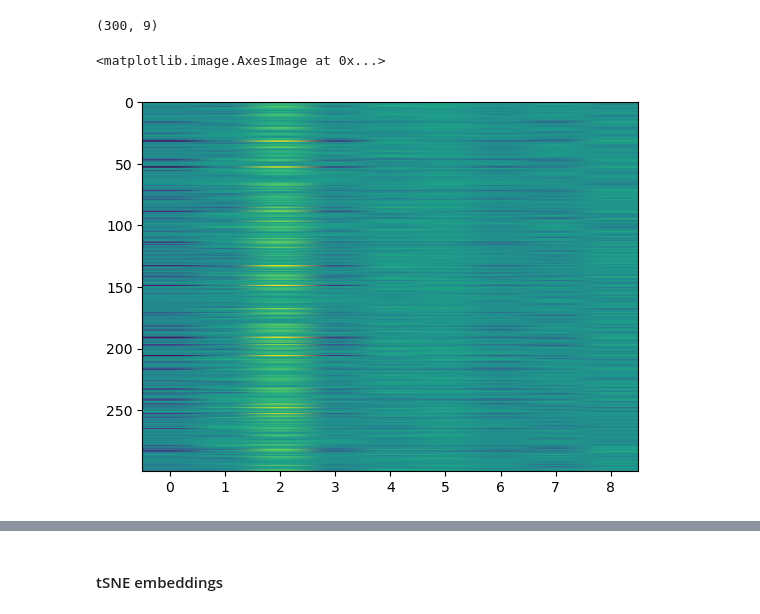
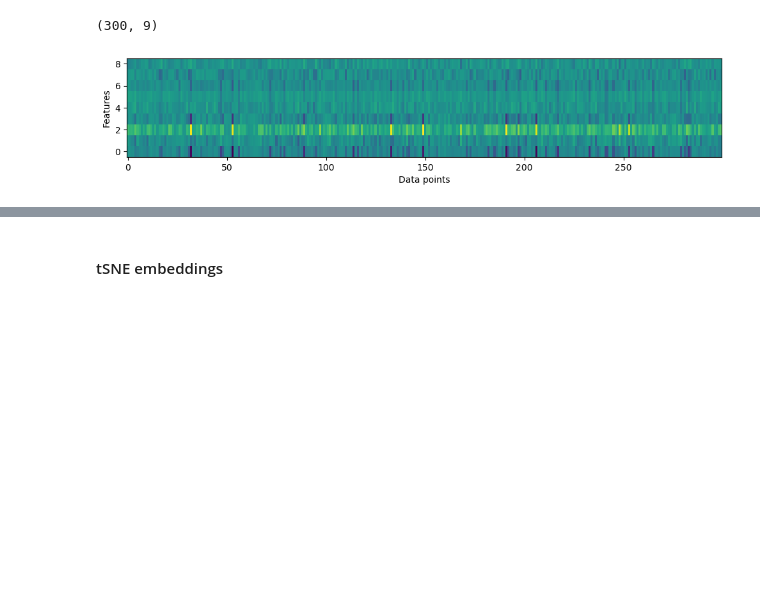
Before and after one commit to ShrRa/Petnica, a Jupyter notebook: 2_TSNE_MNIST.ipynb, the cells around one changed output, grey strips where cells are left out. Drawn from its saved outputs; the diff is of its cells as text; code cells hidden in the pictures; blank space fills up the shorter version.

```diff
--- a/2_TSNE_MNIST.ipynb
+++ b/2_TSNE_MNIST.ipynb
@@ -22,7 +23,9 @@ features.shape
 # %% [output]
 (300, 9)
 # %%
-plt.imshow(features,aspect='auto')
+fig, ax = plt.subplots(figsize=(12,2))
+ax.imshow(features.T,aspect='auto',origin='lower')
+ax.set_xlabel('Data points')
+ax.set_ylabel('Features');
 # %% [output]
-<matplotlib.image.AxesImage at 0x...>
-[figure, old version]
+[figure, new version]
```
Also changed, not shown: parts of 7 cells of this notebook.
